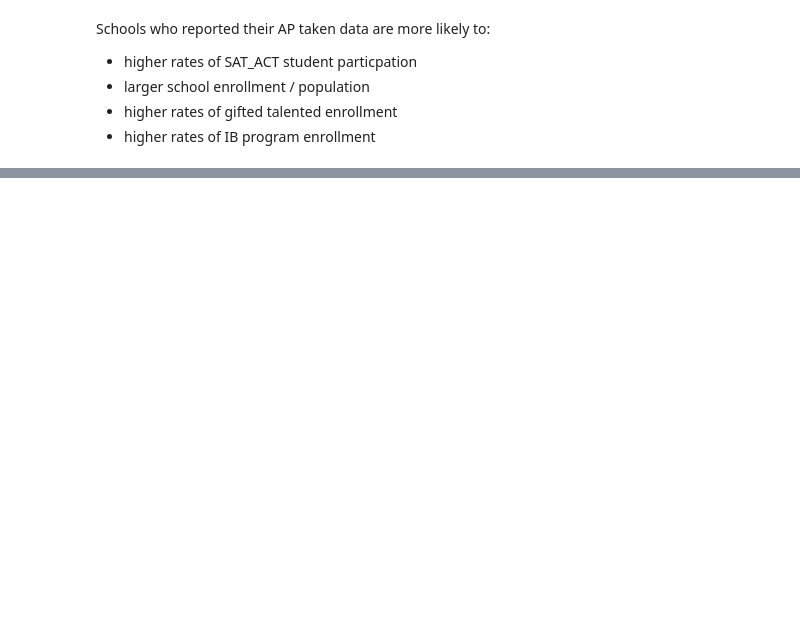
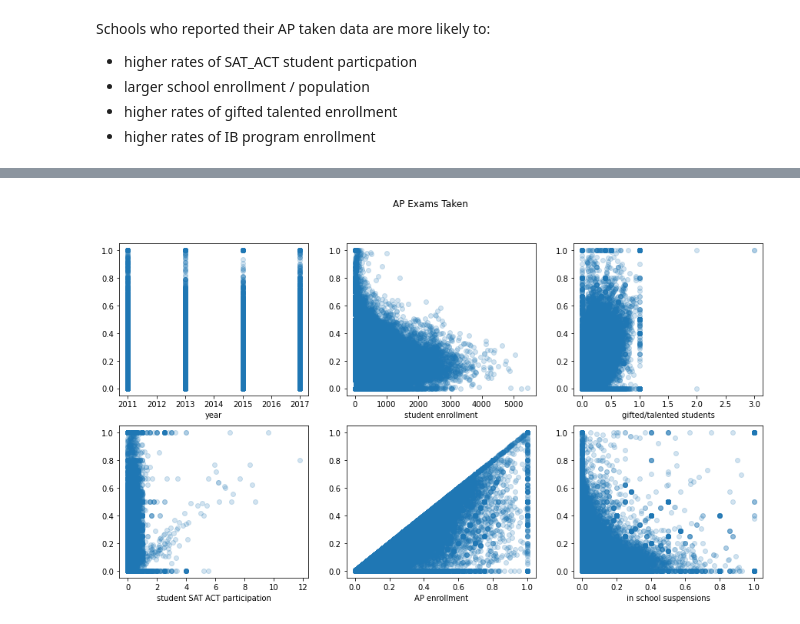
Before and after one commit to meeraduggs/AP-Exams, a Jupyter notebook: EDA/correlations_and_drops.ipynb, the cells around one changed output, grey strips where cells are left out. Saved outputs shown, nothing was run; the diff lists cells and outputs as text; code cells hidden in the pictures; blank space fills up the shorter version.

```diff
--- a/EDA/correlations_and_drops.ipynb
+++ b/EDA/correlations_and_drops.ipynb
@@ -169,2 +310,25 @@ plt.show()
+# %%
+fig,ax = plt.subplots(2, 3, figsize=(15, 8))
+fig.suptitle("AP Exams Taken")
+
+ax[0,0].scatter(ap_rates_full['year'], ap_rates_full['students_AP_exam_oneormore'], alpha=0.2)
+ax[0,0].set_xlabel("year")
+
+ax[0,1].scatter(ap_rates_full['enrollment_crdc'], ap_rates_full['students_AP_exam_oneormore'], alpha=0.2)
+ax[0,1].set_xlabel("student enrollment")
+
+ax[0,2].scatter(ap_rates_full['enrl_gifted_talented'], ap_rates_full['students_AP_exam_oneormore'], alpha=0.2)
+ax[0,2].set_xlabel("gifted/talented students")
+
+ax[1,0].scatter(ap_rates_full['students_SAT_ACT'], ap_rates_full['students_AP_exam_oneormore'], alpha=0.2)
+ax[1,0].set_xlabel("student SAT ACT participation")
+
+ax[1,1].scatter(ap_rates_full['enrl_AP'], ap_rates_full['students_AP_exam_oneormore'], alpha=0.2)
+ax[1,1].set_xlabel("AP enrollment")
+
+ax[1,2].scatter(ap_rates_full['students_susp_in_sch'], ap_rates_full['students_AP_exam_oneormore'], alpha=0.2)
+ax[1,2].set_xlabel("in school suspensions");
+# %% [output]
+[figure, added]
 # %%
 # condense our df
```
Also changed, not shown: parts of 49 cells of this notebook, 7 other files.
